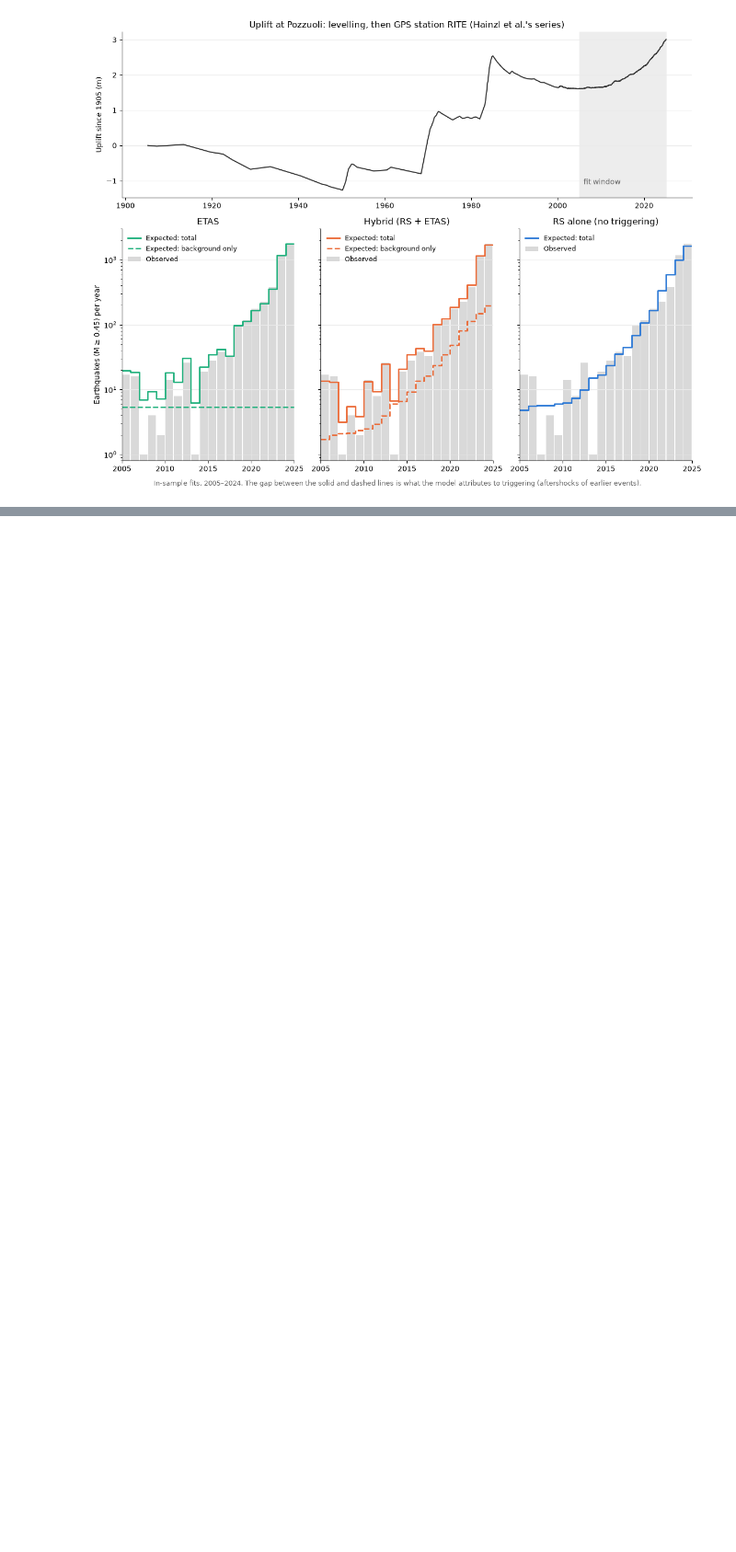
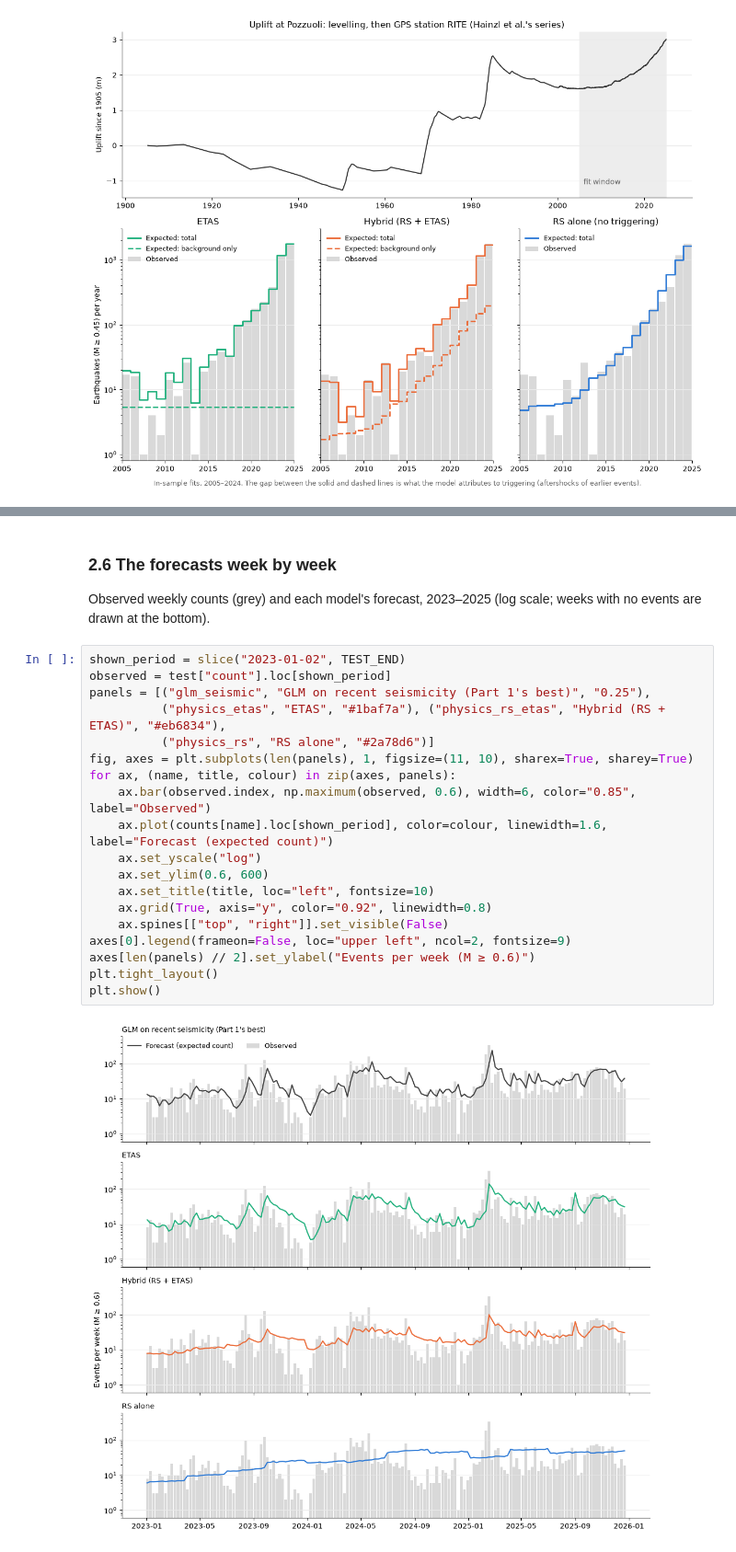
Before and after one commit to PatrickBolton/flegrei-seismicity, a Jupyter notebook: notebooks/06_physics_baselines.ipynb, the cells around one changed output, grey strips where cells are left out. Shown at 92% size. Cells and saved outputs as stored; diff of their text form; blank space fills up the shorter version.

```diff
--- a/notebooks/06_physics_baselines.ipynb
+++ b/notebooks/06_physics_baselines.ipynb
@@ -292,0 +566,25 @@ These are in-sample fits on data to Feb 2025. Whether the hybrid's advantage sur
+# %% [markdown]
+### 2.6 The forecasts week by week
+
+Observed weekly counts (grey) and each model's forecast, 2023–2025 (log scale; weeks with no events are drawn at the bottom).
+# %%
+shown_period = slice("2023-01-02", TEST_END)
+observed = test["count"].loc[shown_period]
+panels = [("glm_seismic", "GLM on recent seismicity (Part 1's best)", "0.25"),
+          ("physics_etas", "ETAS", "#1baf7a"), ("physics_rs_etas", "Hybrid (RS + ETAS)", "#eb6834"),
+          ("physics_rs", "RS alone", "#2a78d6")]
+fig, axes = plt.subplots(len(panels), 1, figsize=(11, 10), sharex=True, sharey=True)
+for ax, (name, title, colour) in zip(axes, panels):
+    ax.bar(observed.index, np.maximum(observed, 0.6), width=6, color="0.85", label="Observed")
+    ax.plot(counts[name].loc[shown_period], color=colour, linewidth=1.6, label="Forecast (expected count)")
+    ax.set_yscale("log")
+    ax.set_ylim(0.6, 600)
+    ax.set_title(title, loc="left", fontsize=10)
+    ax.grid(True, axis="y", color="0.92", linewidth=0.8)
+    ax.spines[["top", "right"]].set_visible(False)
+axes[0].legend(frameon=False, loc="upper left", ncol=2, fontsize=9)
+axes[len(panels) // 2].set_ylabel("Events per week (M ≥ 0.6)")
+plt.tight_layout()
+plt.show()
+# %% [output]
+[figure, added]
```
Also changed, not shown: parts of 20 cells of this notebook, 2 other files.
